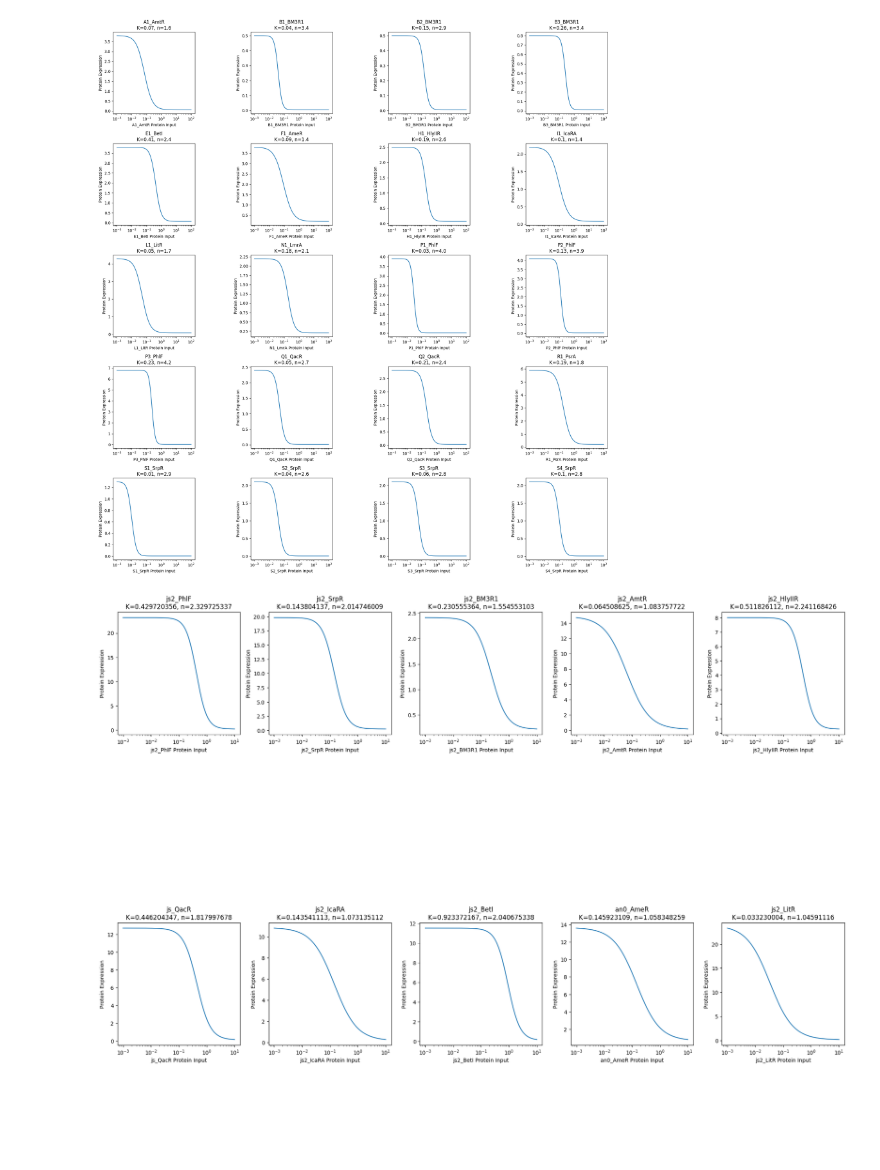
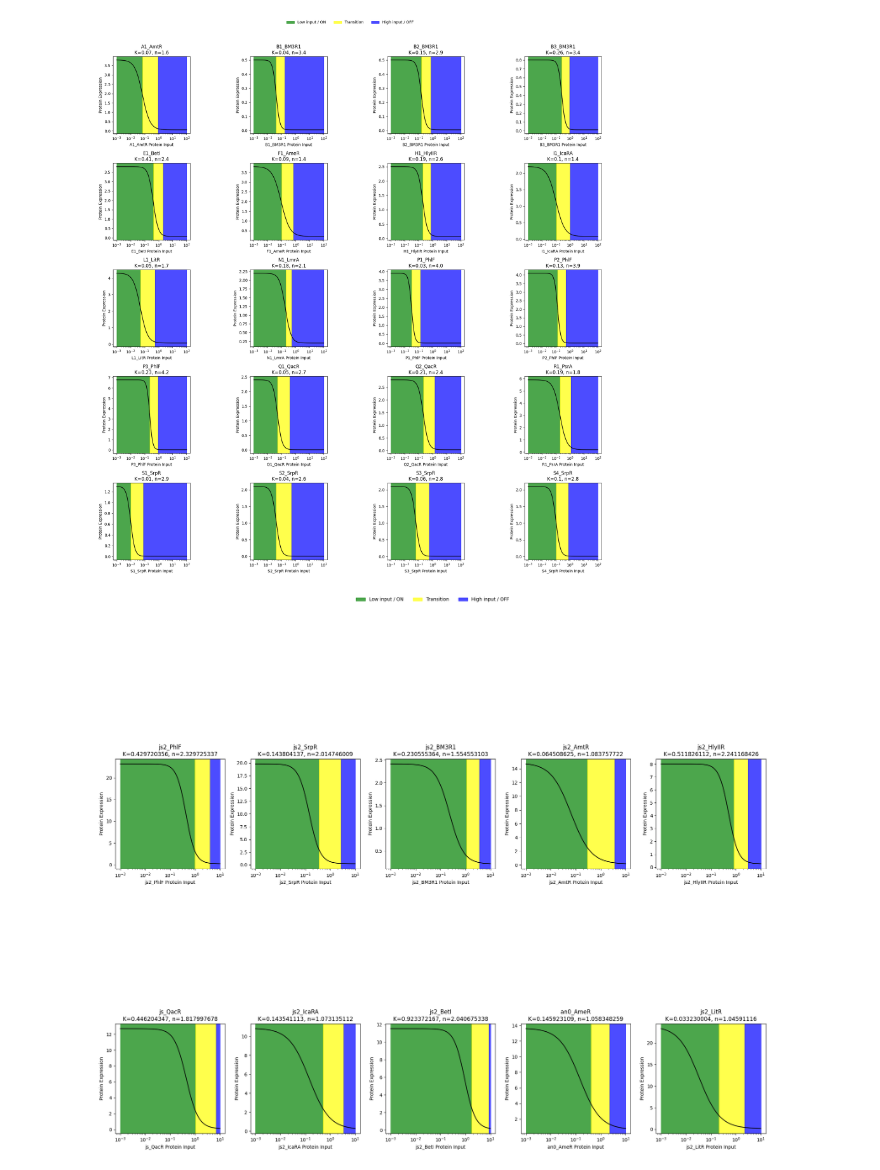
Before and after one commit to shruthir1/EE195_Research, a Jupyter notebook: library/NOR gate/graphingNOR.ipynb, the cells around one changed output. Drawn from its saved outputs; the diff is of its cells as text; code cells hidden in the pictures; blank space fills up the shorter version.

Commit message:
added threshold highlights based on IH and IL

```diff
--- a/library/NOR gate/graphingNOR.ipynb
+++ b/library/NOR gate/graphingNOR.ipynb
@@ -2,19 +2,23 @@
 import matplotlib.pyplot as plt
 import numpy as np
 import pandas as pd
-
+## graph threshold were based on IH and IL which are Input High and Input Low within the csv files
 file = pd.read_csv("parsed_Eco1C1G1T1.csv")
 fig, axes = plt.subplots(5, 4, figsize=(20, 20))
 x = np.logspace(-3, 2, 400)
 for index, row in file.iterrows():
     axis = axes.flat[index]
     y = row["ymin"] + (row["ymax"] - row["ymin"]) / (1.0 + (x / row["K"]) ** row["n"])
-    axis.plot(x, y)
+    axis.axvspan(x.min(), row["IL"], color= "green", alpha=0.7, label="Low input / ON" if index == 0 else None)
+    axis.axvspan(row["IL"], row["IH"], color= "yellow", alpha=0.7,label="Transition" if index == 0 else None)
+    axis.axvspan(row["IH"], x.max(), color= "blue", alpha=0.7,label="High input / OFF" if index == 0 else None)
+    axis.plot(x, y, color="black", linewidth=1.5, zorder=2)
     axis.set_xscale("log")
     axis.set_box_aspect(1)
     axis.set_title(f"{row['name']}\nK={row['K']}, n={row['n']}")
     axis.set_xlabel(f"{row['name']} Protein Input")
     axis.set_ylabel("Protein Expression")
-plt.tight_layout()
+fig.legend(*axes.flat[0].get_legend_handles_labels(), loc="upper center", ncol=3, frameon=False)
+plt.tight_layout(rect=(0, 0, 1, 0.96))
 plt.show()
 # %% [output]
@@ -26,33 +30,47 @@ x = np.logspace(-3, 2, 400)
 for index, row in file.iterrows():
     axis = axes.flat[index]
     y = row["ymin"] + (row["ymax"] - row["ymin"]) / (1.0 + (x / row["K"]) ** row["n"])
-    axis.plot(x, y)
+    axis.axvspan(x.min(), row["IL"], color= "green", alpha=0.7,
+                 label="Low input / ON" if index == 0 else None)
+    axis.axvspan(row["IL"], row["IH"], color= "yellow", alpha=0.7,
+                 label="Transition" if index == 0 else None)
+    axis.axvspan(row["IH"], x.max(), color= "blue", alpha=0.7,
+                 label="High input / OFF" if index == 0 else None)
+    axis.plot(x, y, color="black", linewidth=1.5, zorder=2)
     axis.set_xscale("log")
     axis.set_box_aspect(1)
     axis.set_title(f"{row['name']}\nK={row['K']}, n={row['n']}")
     axis.set_xlabel(f"{row['name']} Protein Input")
     axis.set_ylabel("Protein Expression")
-plt.tight_layout()
+fig.legend(*axes.flat[0].get_legend_handles_labels(), loc="upper center", ncol=3, frameon=False)
+plt.tight_layout(rect=(0, 0, 1, 0.96))
 plt.show()
 # %% [output]
-[figure, old version]
+[figure, new version]
 # %%
 file = pd.read_csv("parsed_EcoCB1_v1.csv")
 fig, axes = plt.subplots(2, 5, figsize=(20, 20))
 x = np.logspace(-3, 1, 400)
 for index, row in file.iterrows():
     axis = axes.flat[index]
     y = row["ymin"] + (row["ymax"] - row["ymin"]) / (1.0 + (x / row["K"]) ** row["n"])
-    axis.plot(x, y)
+    axis.axvspan(x.min(), row["IL"], color="green", alpha=0.7,
+                 label="Low input / ON" if index == 0 else None)
+    axis.axvspan(row["IL"], row["IH"], color="yellow", alpha=0.7,
+                 label="Transition" if index == 0 else None)
+    axis.axvspan(row["IH"], x.max(), color="blue", alpha=0.7,
+                 label="High input / OFF" if index == 0 else None)
+    axis.plot(x, y, color="black", linewidth=1.5, zorder=2)
     axis.set_xscale("log")
     axis.set_box_aspect(1)
     axis.set_title(f"{row['name']}\nK={row['K']}, n={row['n']}")
     axis.set_xlabel(f"{row['name']} Protein Input")
     axis.set_ylabel("Protein Expression")
-plt.tight_layout()
+fig.legend(*axes.flat[0].get_legend_handles_labels(), loc="upper center", ncol=3, frameon=False)
+plt.tight_layout(rect=(0, 0, 1, 0.96))
 plt.show()
 # %% [output]
-[figure, old version]
+[figure, new version]
 # %%
 file = pd.read_csv("parsed_EcoCB1_v2.csv")
 fig, axes = plt.subplots(2, 5, figsize=(20, 20))
```
Also changed, not shown: parts of 6 cells of this notebook.
